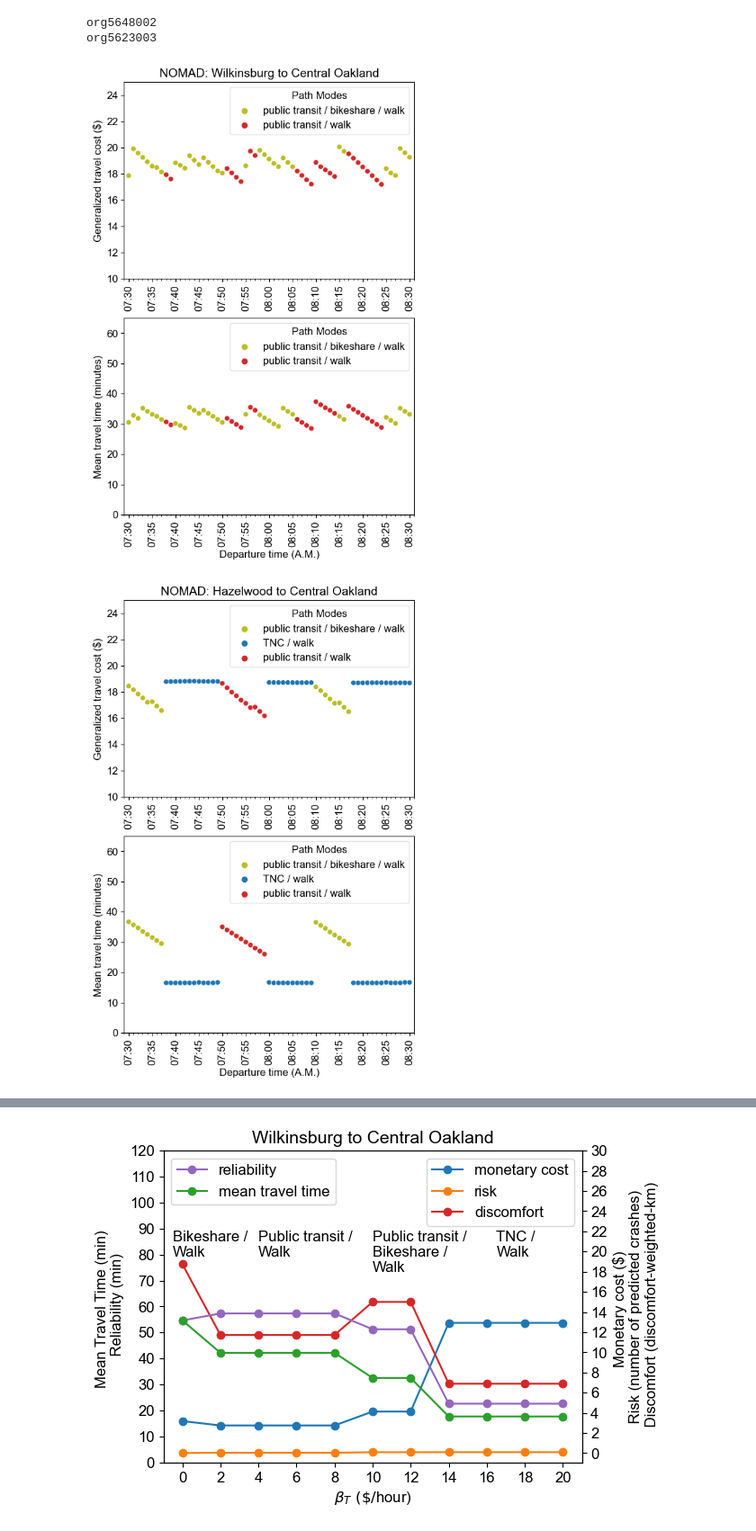
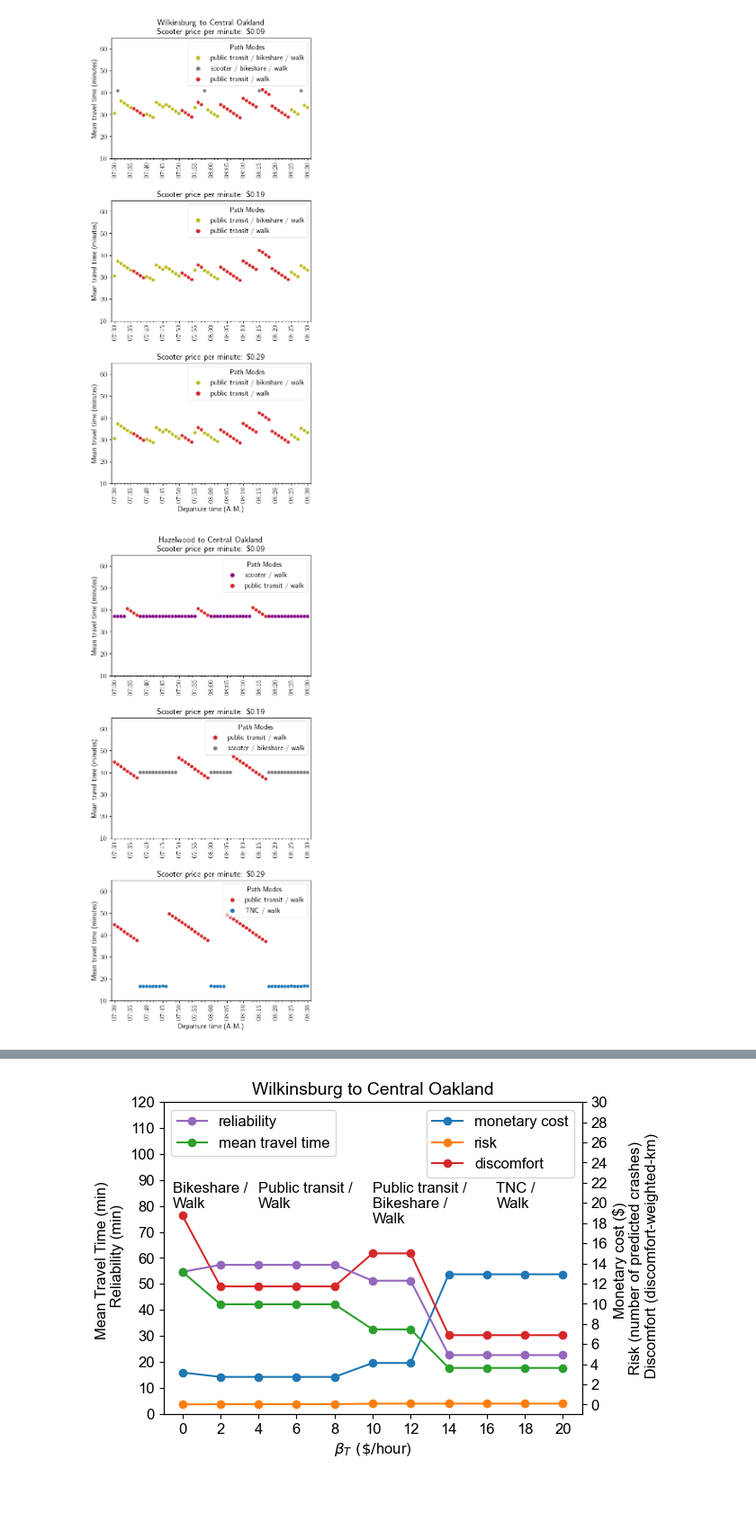
Before and after one commit to lgraff/nomad, a Jupyter notebook: project1-use_cases/plots.ipynb, the cells around one changed output, grey strips where cells are left out. Shown at 90% size. Drawn from its saved outputs; the diff is of its cells as text; code cells hidden in the pictures; blank space fills up the shorter version.

Commit message:
Update project1 use case scripts; remove old TDSP files and notebooks.

```diff
--- a/project1-use_cases/plots.ipynb
+++ b/project1-use_cases/plots.ipynb
@@ -11,8 +11,8 @@ import matplotlib.pyplot as plt
 import pandas as pd
 import geopandas as gpd
 import numpy as np
-from matplotlib.pyplot import plot
-plt.rcParams['font.family'] = 'Arial'
+
+plt.rc('text', usetex=True)
 plt.rcParams['axes.titlesize'] = 14
 plt.rcParams['axes.labelsize'] = 12
 plt.rcParams['xtick.labelsize'] = 12
@@ -25,6 +25,7 @@ import matplotlib.dates as mdates
 sys.path.append(os.path.abspath(os.path.join(os.getcwd(), '..')))
 from nomad import conf, costs
 from nomad.costs.nodes import dynamic
+from conf import config
 
 from IPython.core.interactiveshell import InteractiveShell
 InteractiveShell.ast_node_interactivity = "all"
@@ -70,10 +58,13 @@ inv_linkID_map = dict(zip(linkID_map.values(), linkID_map.keys()))
 # %%
-df_tdsp = pd.read_csv(Path().resolve() / 'tdsp_results_base_model.csv')
+# Get results from TDSP runs
+TDSP_FOLDER = Path().resolve() / 'experiment_output' / 'tdsp_files_sn'
+df_tdsp = pd.read_csv(TDSP_FOLDER / 'tdsp_results_vot.csv')
 df_tdsp.columns = ['org', 'dst', 'vot', 'timestamp', 'node_seq', 'link_seq', 'gtc_tot', 'tt_tot']
+df_tdsp['vot'] = df_tdsp['vot'].str[3:].astype(float)
 df_tdsp['node_seq'] = df_tdsp['node_seq'].apply(ast.literal_eval)
 df_tdsp['link_seq'] = df_tdsp['link_seq'].apply(ast.literal_eval)
 
-df_sc_price = pd.read_csv(Path().resolve() / 'tdsp_results_sc_prices.csv')
+df_sc_price = pd.read_csv(TDSP_FOLDER / 'tdsp_results_scooter.csv')
 df_sc_price.columns = ['org', 'dst', 'sc_ppmin', 'timestamp', 'node_seq', 'link_seq', 'gtc_tot', 'tt_tot']
 df_sc_price['sc_ppmin'] = df_sc_price['sc_ppmin'].str[2:].astype(float)
 df_sc_price['node_seq'] = df_sc_price['node_seq'].apply(ast.literal_eval)
@@ -81,5 +99,6 @@ df_sc_price['link_seq'] = df_sc_price['link_seq'].apply(ast.literal_eval)
 # %%
 def get_path_attributes(link_seq, timestamp, cost_arrays, td_link_tt):
+    """ Get the path attributes (time, reliability, price, risk, discomfort) for a given path and departure time. """
     price_total, risk_total, rel_total, tt_total, discomfort_total = 0, 0, 0, 0, 0
 
     t = int(timestamp)
@@ -169,45 +227,52 @@ for df in [df_tdsp, df_sc_price]:
 # %%
-od_pairs = list(itertools.product(df_tdsp['org'].unique().tolist(), df_tdsp['dst'].unique().tolist()))
-
 nid_map[od_pairs[1][0]]
 #df_od.head(10)
-palette = dict(zip(list(mode_abbrev_map.values()), ['black', 'tab:red', 'tab:olive', 'darkgreen', 'darkorange', 'tab:blue', 'gray', 'purple']))
+
+# Params for ploting
 vot = 10
-nhoods = ['Wilkinsburg', 'Hazelwood']
-dst = 'Central Oakland'
+sc_prices = [0.09, 0.19, 0.29]
+nhoods_dict = {1: 'Wilkinsburg', 4: 'Hazelwood'}
+nrows = len(sc_prices)
+ncols = 1
 
-nrows, ncols = 2,1
-for k, od in enumerate([1,4]):  # [Wilkinsburg, Glen Hazel]
-    print(nid_map[od_pairs[od][0]])
-    df_od = df_tdsp[(df_tdsp['org'] == od_pairs[od][0]) & (df_tdsp['dst'] == od_pairs[od][1]) & (df_tdsp['vot'] == vot)]
+#  Plot optimal route vs. departure time, delineated by different scooter prices
+for od in [1,4]:
+    fig,ax = plt.subplots(nrows=nrows, ncols=ncols, figsize=(6,13.5))
+    plt.subplots_adjust(hspace=0.35)
 
-    fig,ax = plt.subplots(nrows=nrows, ncols=ncols, figsize=(6,9))
-    sns.scatterplot(ax=ax[0], x='departure_time', y='gtc_tot', data=df_od[df_od['timestamp'].between(180,541)], hue='path_modes_full', palette=palette)
-    ax[0].set_ylabel('Generalized travel cost ($)')
-    ax[0].set_ylim([10,25])
-    sns.scatterplot(ax=ax[1], x='departure_time', y='tt_min_dot', data=df_od[df_od['timestamp'].between(180,541)], hue='path_modes_full', palette=palette)
-    ax[1].set_ylabel('Mean travel time (minutes)')
-    ax[1].set_ylim([0,65])
-    ax[0].set_title('NOMAD: ' + nhoods[k] + ' to ' + dst)
+    for i, sc_ppmin in enumerate(sc_prices):
+        df_od = df_sc_price[(df_sc_price['org'] == od_pairs[od][0]) & (df_sc_price['dst'] == od_pairs[od][1]) & (df_sc_price['sc_ppmin'] == sc_ppmin)]
 
-    for i in range(nrows):
+        # sns.scatterplot(ax=ax[i,0], x='departure_time', y='gtc_tot', data=df_od[df_od['timestamp'].between(180,541)], hue='path_modes_full', palette=palette)
+        # ax[i,0].set_ylabel('Generalized travel cost ($)')
+        # ax[i,0].set_ylim([10,30])
+
+        sns.scatterplot(ax=ax[i], x='departure_time', y='tt_min_dot', data=df_od[df_od['timestamp'].between(180,541)], hue='path_modes_full', palette=palette)
+        ax[i].set_ylabel('Mean travel time (minutes)')
+        ax[i].set_ylim([10,65])
+
         ax[i].xaxis.set_major_locator(mdates.MinuteLocator(byminute=range(0,70,5)))
         ax[i].xaxis.set_major_formatter(mdates.DateFormatter('%H:%M'))
         ax[i].xaxis.set_minor_locator(mdates.MinuteLocator(byminute=range(0,70,1)))
         ax[i].tick_params(axis='x', rotation=90)
         ax[i].set_xlim([pd.to_datetime('07:29',format='%H:%M'), pd.to_datetime('08:31', format='%H:%M')])
         ax[i].margins(x=10)
-        #ax.set_yticks(np.arange(22,26,0.5))
-        legend = ax[i].legend(title='Path Modes', fontsize=10)
+        if i == 0:
+            ax[i].set_title(nhoods_dict[od] + ' to Central Oakland \n' + 'Scooter price per minute: \$' + str(sc_ppmin))
+            ax[i].set_xlabel('')
+        elif i == 1:
+            ax[i].set_title('Scooter price per minute: \$' + str(sc_ppmin))
+            ax[i].set_xlabel('')
+        elif i == 2:
+            ax[i].set_title('Scooter price per minute: \$' + str(sc_ppmin))
+            ax[i].set_xlabel('Departure time (A.M.)')
+            #ax.set_yticks(np.arange(22,26,0.5))
+        legend = ax[i].legend(title='Path Modes')
         sns.move_legend(ax[i], 'upper right')
         legend = ax[i].get_legend()
         legend.get_frame().set_alpha(0.6)
-    ax[0].set_xlabel('')
-    ax[1].set_xlabel('Departure time (A.M.)')
 
 plt.show();
 # %% [output]
-org5648002
-org5623003
-[figure, old version]
+[figure, new version]
-[figure, old version]
+[figure, new version]
```
Also changed, not shown: parts of 15 cells of this notebook, 13 other files.
